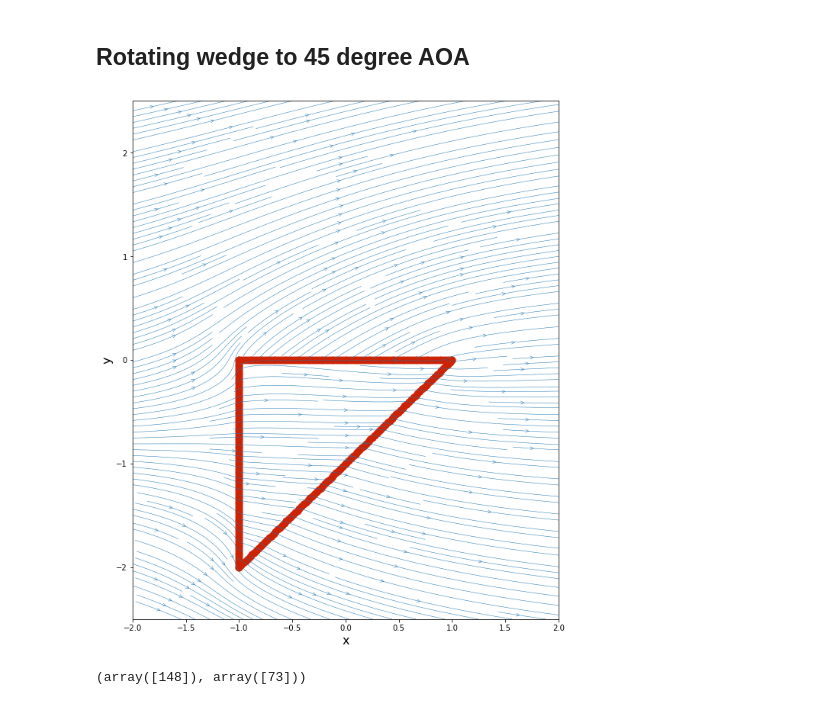
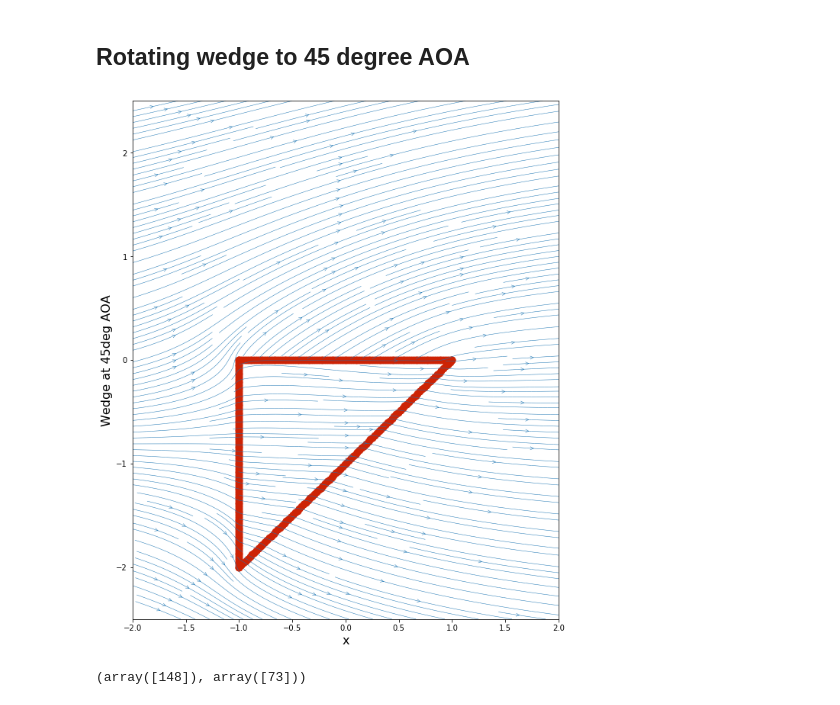
Before and after one commit to barbagroup/AeroPython-studentprojects2018, a Jupyter notebook: anmol035/project_2018.ipynb, the cells around one changed output. Cells and saved outputs as stored; diff of their text form; code cells hidden in the pictures.

```diff
--- a/anmol035/project_2018.ipynb
+++ b/anmol035/project_2018.ipynb
@@ -455,24 +447,24 @@ for source in sources_rot:
 # %%
 gamma= strength_source
 # compute the velocity field on the mesh grid
 u_vortex, v_vortex = get_velocity_vortex(gamma, X_rot, Y_rot, X, Y)
 U_final= u_vortex+u
 V_final= v_vortex+v
 # compute the stream-function on the mesh grid
 psi_vortex = get_stream_function_vortex(gamma, X_rot, Y_rot, X, Y)
 psi_total=psi+psi_vortex
 width = 10
 height = (y_end - y_start) / (x_end - x_start) * width
 pyplot.figure(figsize=(width, height))
 pyplot.xlabel('x', fontsize=16)
-pyplot.ylabel('y', fontsize=16)
+pyplot.ylabel('Wedge at 45deg AOA', fontsize=16)
 pyplot.xlim(x_start, x_end)
 pyplot.ylim(y_start, y_end)
 pyplot.streamplot(X, Y, U_final, V_final,
                   density=3, linewidth=0.5, arrowsize=1, arrowstyle='->')
 pyplot.scatter(X_rot, Y_rot, color='#CD2305', s=80, marker='o');
 # %% [output]
-[figure, old version]
+[figure, new version]
 # %%
 cp=1-(((U_final)/(u_inf))**2)
 size=10
```
Also changed, not shown: parts of 10 cells of this notebook.
